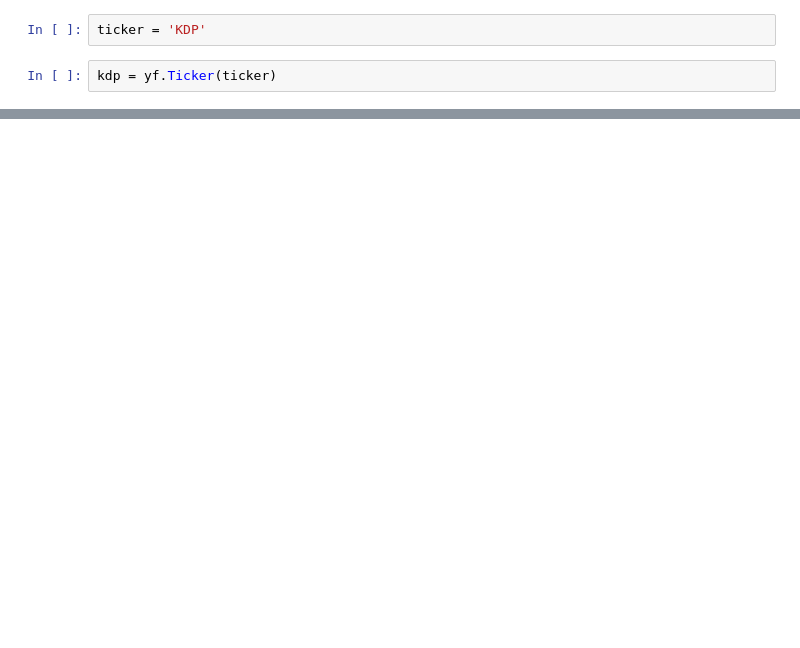
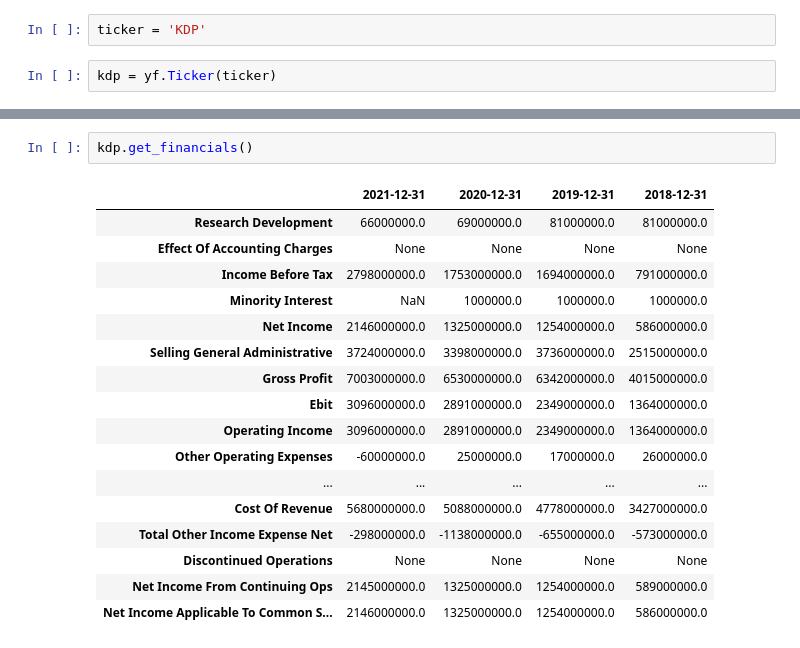
Before and after one commit to TVHM/Microcradentials_Business, a Jupyter notebook: kdp.ipynb, the cells around one changed output, grey strips where cells are left out. Drawn from its saved outputs; the diff is of its cells as text; blank space fills up the shorter version.

```diff
--- a/kdp.ipynb
+++ b/kdp.ipynb
@@ -27,0 +75,20 @@ kdp = yf.Ticker(ticker)
+# %%
+kdp.get_financials()
+# %% [output]
+|  | 2021-12-31 | 2020-12-31 | 2019-12-31 | 2018-12-31 |
+| Research Development | 66000000.0 | 69000000.0 | 81000000.0 | 81000000.0 |
+| Effect Of Accounting Charges | None | None | None | None |
+| Income Before Tax | 2798000000.0 | 1753000000.0 | 1694000000.0 | 791000000.0 |
+| Minority Interest | NaN | 1000000.0 | 1000000.0 | 1000000.0 |
+| Net Income | 2146000000.0 | 1325000000.0 | 1254000000.0 | 586000000.0 |
+| Selling General Administrative | 3724000000.0 | 3398000000.0 | 3736000000.0 | 2515000000.0 |
+| Gross Profit | 7003000000.0 | 6530000000.0 | 6342000000.0 | 4015000000.0 |
+| Ebit | 3096000000.0 | 2891000000.0 | 2349000000.0 | 1364000000.0 |
+| Operating Income | 3096000000.0 | 2891000000.0 | 2349000000.0 | 1364000000.0 |
+| Other Operating Expenses | -60000000.0 | 25000000.0 | 17000000.0 | 26000000.0 |
+| ... | ... | ... | ... | ... |
+| Cost Of Revenue | 5680000000.0 | 5088000000.0 | 4778000000.0 | 3427000000.0 |
+| Total Other Income Expense Net | -298000000.0 | -1138000000.0 | -655000000.0 | -573000000.0 |
+| Discontinued Operations | None | None | None | None |
+| Net Income From Continuing Ops | 2145000000.0 | 1325000000.0 | 1254000000.0 | 589000000.0 |
+| Net Income Applicable To Common S... | 2146000000.0 | 1325000000.0 | 1254000000.0 | 586000000.0 |
```
Also changed, not shown: parts of 14 cells of this notebook.
